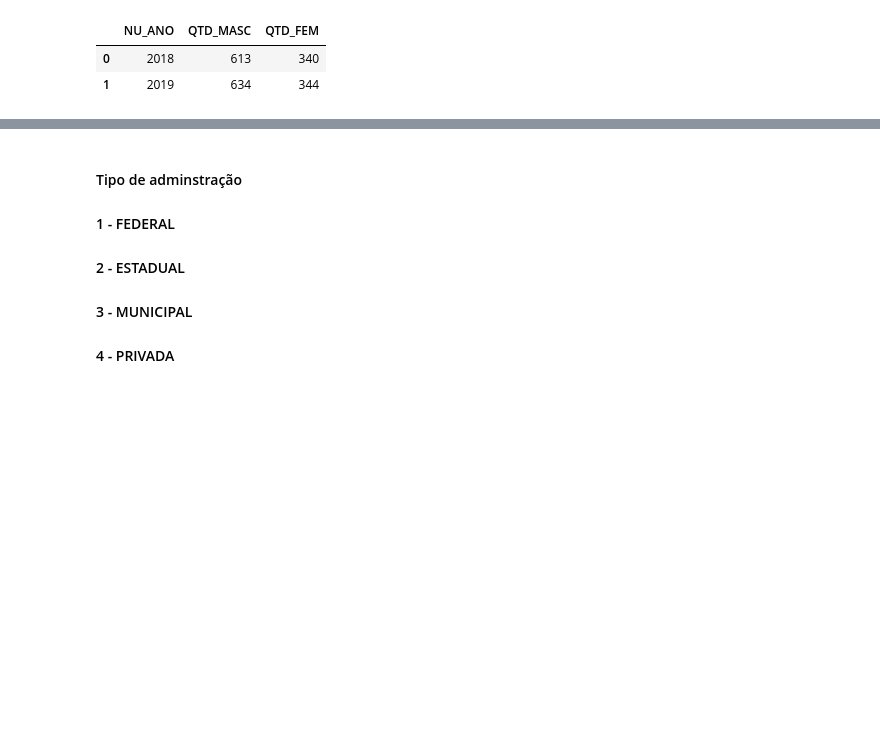
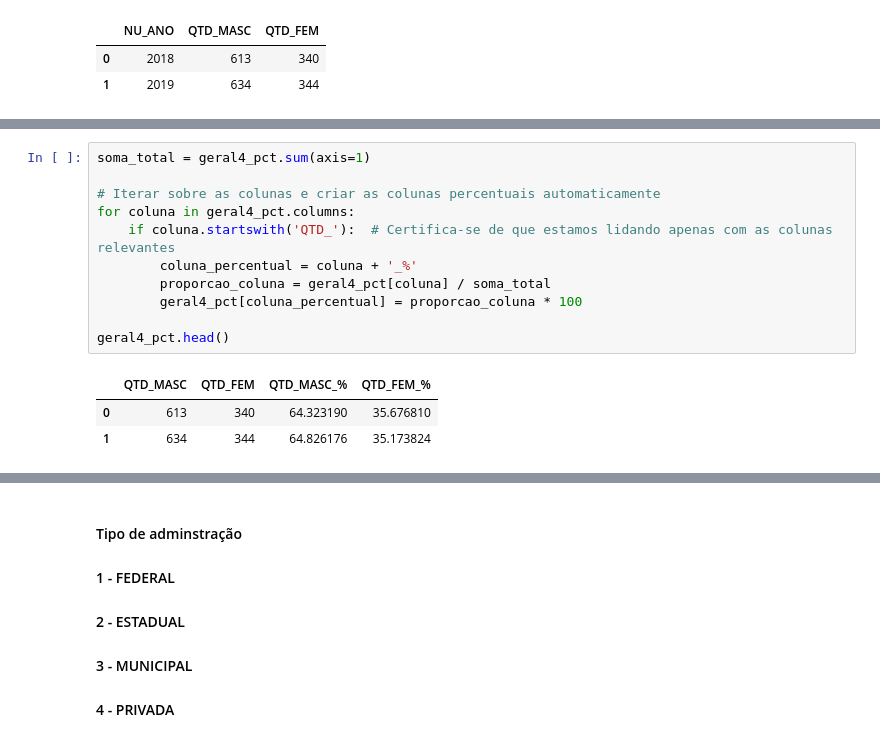
Before and after one commit to Bruno-Santana-Eco/Analise-de-Dados-ENEM, a Jupyter notebook: DataPrep1.ipynb, the cells around one changed output, grey strips where cells are left out. Saved outputs shown, nothing was run; the diff lists cells and outputs as text; blank space fills up the shorter version.

```diff
--- a/DataPrep1.ipynb
+++ b/DataPrep1.ipynb
@@ -229,0 +239,15 @@ geral4.head()
+# %%
+soma_total = geral4_pct.sum(axis=1)
+
+# Iterar sobre as colunas e criar as colunas percentuais automaticamente
+for coluna in geral4_pct.columns:
+    if coluna.startswith('QTD_'):  # Certifica-se de que estamos lidando apenas com as colunas relevantes
+        coluna_percentual = coluna + '_%'
+        proporcao_coluna = geral4_pct[coluna] / soma_total
+        geral4_pct[coluna_percentual] = proporcao_coluna * 100
+
+geral4_pct.head()
+# %% [output]
+|  | QTD_MASC | QTD_FEM | QTD_MASC_% | QTD_FEM_% |
+| 0 | 613 | 340 | 64.323190 | 35.676810 |
+| 1 | 634 | 344 | 64.826176 | 35.173824 |
```
Also changed, not shown: parts of 8 cells of this notebook, 1 other file.
